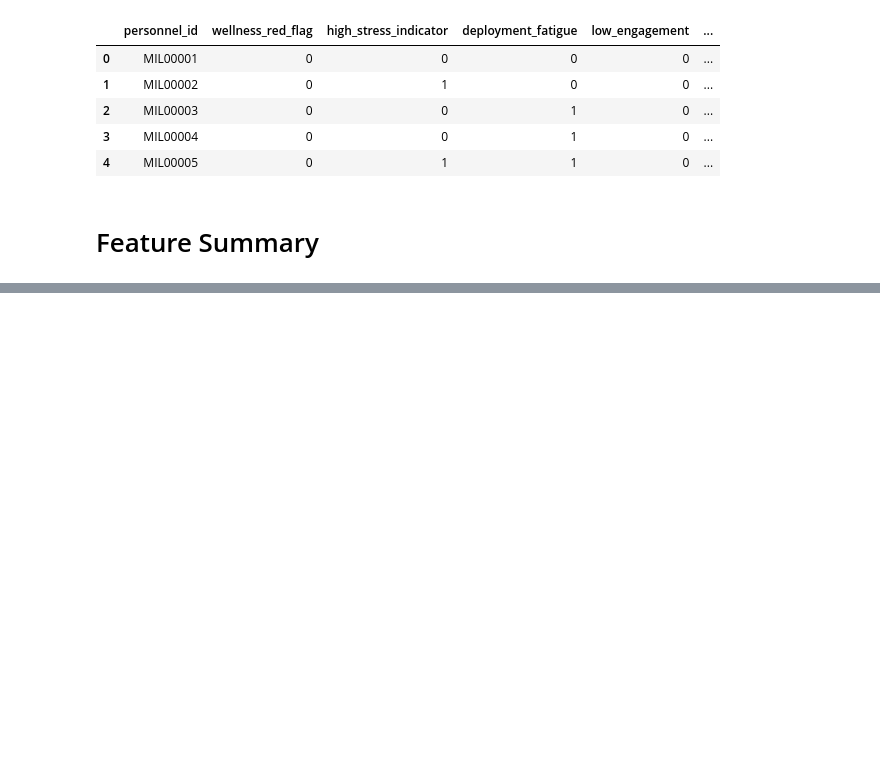
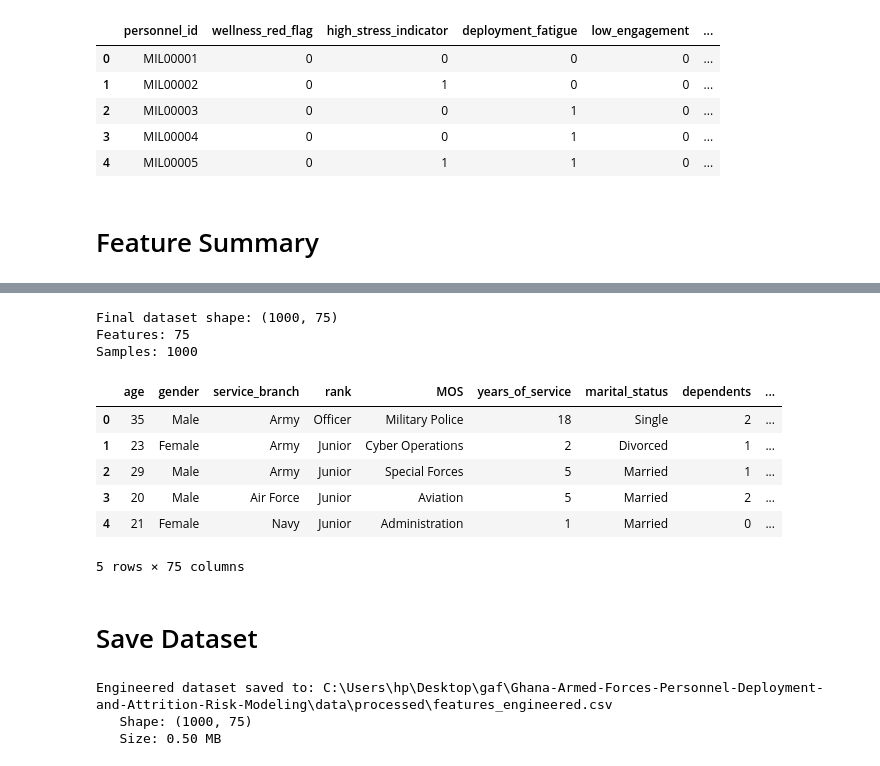
Before and after one commit to addetsi/Military-Personnel-Deployment-and-Attrition-Risk-Modeling, a Jupyter notebook: 03_feature_engineering.ipynb, the cells around one changed output, grey strips where cells are left out. Saved outputs shown, nothing was run; the diff lists cells and outputs as text; code cells hidden in the pictures; blank space fills up the shorter version.

```diff
--- a/03_feature_engineering.ipynb
+++ b/03_feature_engineering.ipynb
@@ -327,0 +438,22 @@ for i, feat in enumerate(engineered_feature_list, 1):
+# %%
+# Features to exclude from modeling (identifiers, intermediate variables, date)
+exclude_features = [
+    'personnel_id',
+    'name',
+    'contract_end_date',
+    'service_bracket',  # Categorical helper, covered by years_of_service
+    'rank_ordered',     # Helper variable from EDA
+    'deployment_bin',   # Helper variable from EDA
+    'attrition_risk_score',  # Continuous version of target
+    'readiness_category'     # Categorical version of target
+]
+
+# Create final feature set
+features_to_keep = [col for col in df.columns if col not in exclude_features]
+
+print("\nFinal Feature Set:")
+print("-" * 60)
+print(f"Total features for modeling: {len(features_to_keep)}")
+print(f"Target variables: attrition_risk, readiness_score")
+print(f"\nExcluded features: {len(exclude_features)}")
+print(exclude_features)
@@ -327,0 +468,35 @@ for i, feat in enumerate(engineered_feature_list, 1):
+# %%
+# Create final dataset
+df_final = df[features_to_keep].copy()
+
+print(f"\nFinal dataset shape: {df_final.shape}")
+print(f"Features: {df_final.shape[1]}")
+print(f"Samples: {df_final.shape[0]}")
+
+# Display sample
+df_final.head()
+# %% [output]
+Final dataset shape: (1000, 75)
+Features: 75
+Samples: 1000
+|  | age | gender | service_branch | rank | MOS | years_of_service | marital_status | dependents | ... |
+| 0 | 35 | Male | Army | Officer | Military Police | 18 | Single | 2 | ... |
+| 1 | 23 | Female | Army | Junior | Cyber Operations | 2 | Divorced | 1 | ... |
+| 2 | 29 | Male | Army | Junior | Special Forces | 5 | Married | 1 | ... |
+| 3 | 20 | Male | Air Force | Junior | Aviation | 5 | Married | 2 | ... |
+| 4 | 21 | Female | Navy | Junior | Administration | 1 | Married | 0 | ... |
+5 rows × 75 columns
+# %% [markdown]
+# Save Dataset
+# %%
+# Save to processed data directory
+output_path = config.PROCESSED_DATA_DIR / config.FEATURES_ENGINEERED_FILE
+df_final.to_csv(output_path, index=False)
+
+print(f"\nEngineered dataset saved to: {output_path}")
+print(f"   Shape: {df_final.shape}")
+print(f"   Size: {output_path.stat().st_size / 1024 / 1024:.2f} MB")
+# %% [output]
+Engineered dataset saved to: C:\Users\hp\Desktop\gaf\Ghana-Armed-Forces-Personnel-Deployment-and-Attrition-Risk-Modeling\data\processed\features_engineered.csv
+   Shape: (1000, 75)
+   Size: 0.50 MB
```
Also changed, not shown: parts of 7 cells of this notebook, 2 other files.
